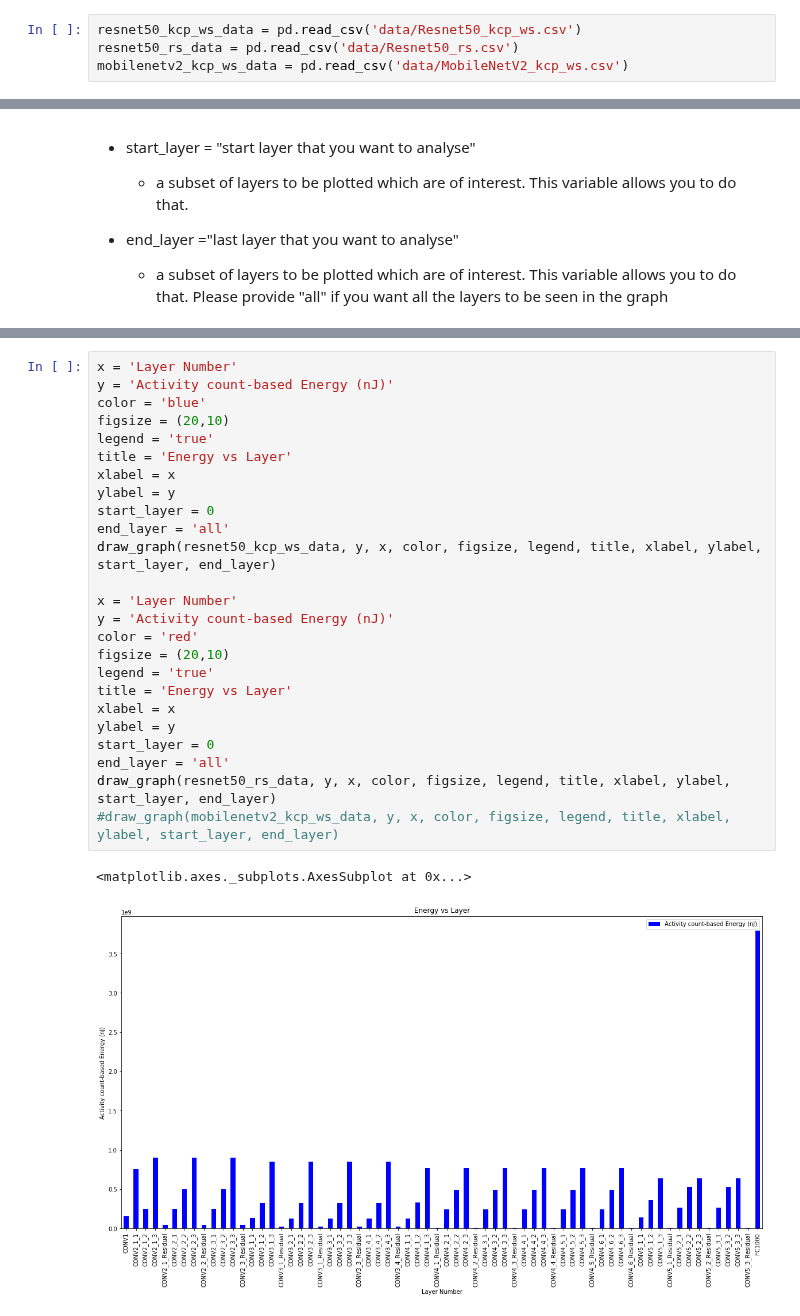
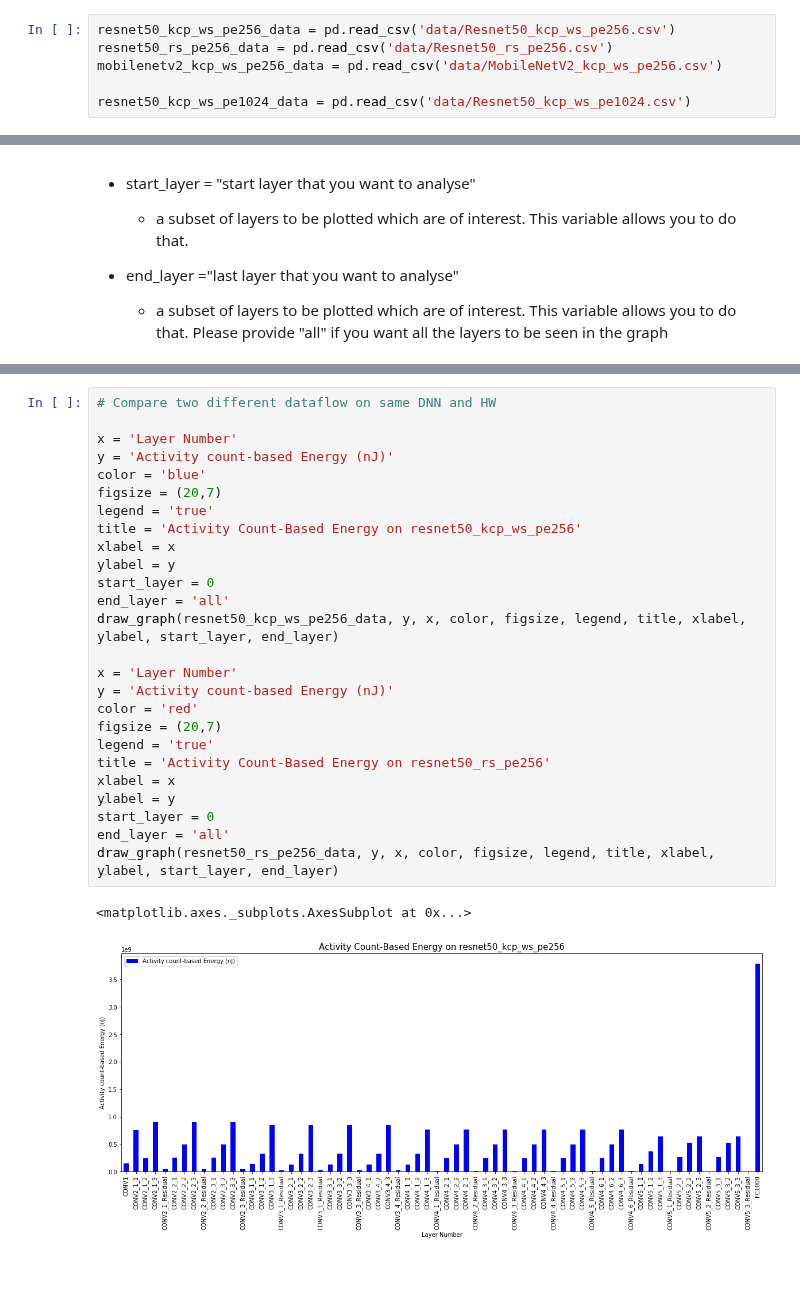
Before and after one commit to maestro-project/maestro, a Jupyter notebook: tools/jupyter_notebook/maestro_output_analysis.ipynb, the cells around one changed output, grey strips where cells are left out. Drawn from its saved outputs; the diff is of its cells as text; blank space fills up the shorter version.

```diff
--- a/tools/jupyter_notebook/maestro_output_analysis.ipynb
+++ b/tools/jupyter_notebook/maestro_output_analysis.ipynb
@@ -35,9 +35,11 @@ pd.read_csv("name of your csv file")
 
 As an example we are reading file in tools/jupyter_notebook/data folder including **data/Resnet50_kcp_ws.csv**
 # %%
-resnet50_kcp_ws_data = pd.read_csv('data/Resnet50_kcp_ws.csv')
-resnet50_rs_data = pd.read_csv('data/Resnet50_rs.csv')
-mobilenetv2_kcp_ws_data = pd.read_csv('data/MobileNetV2_kcp_ws.csv')
+resnet50_kcp_ws_pe256_data = pd.read_csv('data/Resnet50_kcp_ws_pe256.csv')
+resnet50_rs_pe256_data = pd.read_csv('data/Resnet50_rs_pe256.csv')
+mobilenetv2_kcp_ws_pe256_data = pd.read_csv('data/MobileNetV2_kcp_ws_pe256.csv')
+
+resnet50_kcp_ws_pe1024_data = pd.read_csv('data/Resnet50_kcp_ws_pe1024.csv')
 # %% [markdown]
 ## 2 - Creating Graphs
 
@@ -105,28 +109,29 @@ draw_graph(resnet50_rs_data, y, x, color, figsize, legend, title, xlabel, ylabel
 # %%
+# Compare two different dataflow on same DNN and HW
+
 x = 'Layer Number'
 y = 'Activity count-based Energy (nJ)'
 color = 'blue'
-figsize = (20,10)
+figsize = (20,7)
 legend = 'true'
-title = 'Energy vs Layer'
+title = 'Activity Count-Based Energy on resnet50_kcp_ws_pe256'
 xlabel = x
 ylabel = y
 start_layer = 0
 end_layer = 'all'
-draw_graph(resnet50_kcp_ws_data, y, x, color, figsize, legend, title, xlabel, ylabel, start_layer, end_layer)
+draw_graph(resnet50_kcp_ws_pe256_data, y, x, color, figsize, legend, title, xlabel, ylabel, start_layer, end_layer)
 
 x = 'Layer Number'
 y = 'Activity count-based Energy (nJ)'
 color = 'red'
-figsize = (20,10)
+figsize = (20,7)
 legend = 'true'
-title = 'Energy vs Layer'
+title = 'Activity Count-Based Energy on resnet50_rs_pe256'
 xlabel = x
 ylabel = y
 start_layer = 0
 end_layer = 'all'
-draw_graph(resnet50_rs_data, y, x, color, figsize, legend, title, xlabel, ylabel, start_layer, end_layer)
-#draw_graph(mobilenetv2_kcp_ws_data, y, x, color, figsize, legend, title, xlabel, ylabel, start_layer, end_layer)
+draw_graph(resnet50_rs_pe256_data, y, x, color, figsize, legend, title, xlabel, ylabel, start_layer, end_layer)
 # %% [output]
 <matplotlib.axes._subplots.AxesSubplot at 0x...>
-[figure, old version]
+[figure, new version]
```
Also changed, not shown: parts of 5 cells of this notebook, 9 other files.
